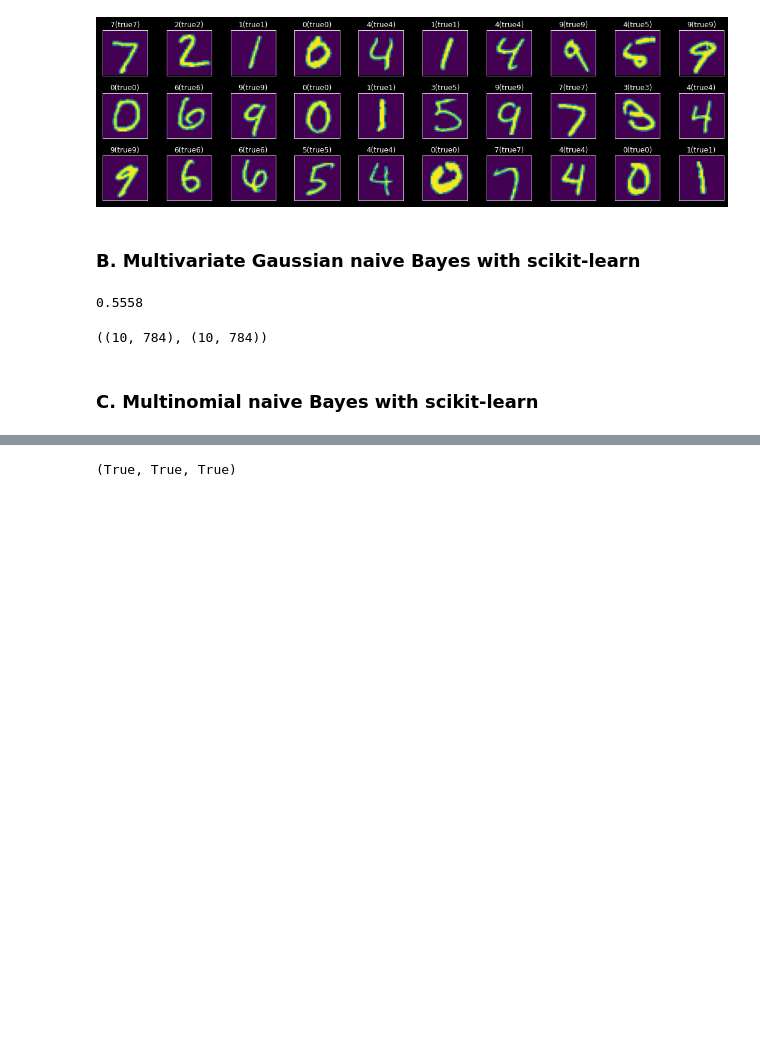
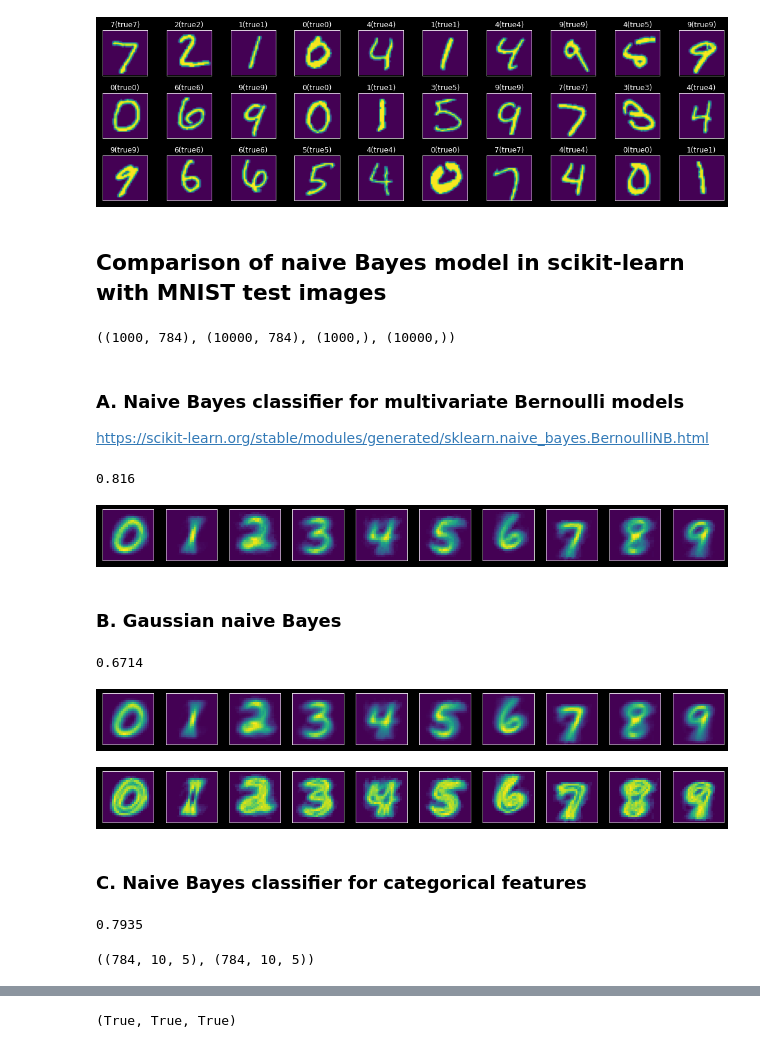
Before and after one commit to chofchof/probml, a Jupyter notebook: notebooks/book1/09/naive_bayes_mnist.ipynb, the cells around one changed output, grey strips where cells are left out. Drawn from its saved outputs; the diff is of its cells as text; code cells hidden in the pictures; blank space fills up the shorter version.

```diff
--- a/notebooks/book1/09/naive_bayes_mnist.ipynb
+++ b/notebooks/book1/09/naive_bayes_mnist.ipynb
@@ -145,20 +145,72 @@ preds = clf.predict(X_test[:30])
 show_images(X_test[:30], 3, 10, titles=[f"{d}(true{y})" for d, y in zip(preds, y_test[:30])]);
 # %% [output]
 [figure]
+# %% [markdown]
+## Comparison of naive Bayes model in scikit-learn with MNIST test images
+# %%
+# Use original MNIST
+from sklearn.model_selection import train_test_split
+X_train, X_test, y_train, y_test = train_test_split(
+    X, y, train_size=1000, test_size=10000, shuffle=True
+)
+X_train.shape, X_test.shape, y_train.shape, y_test.shape
+# %% [output]
+((1000, 784), (10000, 784), (1000,), (10000,))
+# %% [markdown]
+### A. Naive Bayes classifier for multivariate Bernoulli models
+
+https://scikit-learn.org/stable/modules/generated/sklearn.naive_bayes.BernoulliNB.html
+# %%
+from sklearn.naive_bayes import BernoulliNB
+clf = BernoulliNB(alpha=1.0, binarize=0.5) # binarize images
+clf.fit(X_train, y_train)
+clf.score(X_test, y_test)
+# %% [output]
+0.816
+# %%
+# feature_log_prob_: Empirical log probability of features given a class,
+# of shape (n_classes, n_features)
+show_images(np.exp(clf.feature_log_prob_), 1, 10);
+# %% [output]
+[figure, added]
 # %% [markdown]
-### B. Multivariate Gaussian naive Bayes with scikit-learn
+### B. Gaussian naive Bayes
 # %%
 from sklearn.naive_bayes import GaussianNB
-clf = GaussianNB()
+clf = GaussianNB() # normalized MNIST, not binary
 clf.fit(X_train, y_train)
 clf.score(X_test, y_test)
 # %% [output]
-0.5558
+0.6714
 # %%
 # theta_: Mean of each feature per class, of shape (n_classes, n_features)
-# var_: Variance of each feature per class, of shape (n_classes, n_features)
-clf.theta_.shape, clf.var_.shape
+show_images(clf.theta_, 1, 10);
 # %% [output]
-((10, 784), (10, 784))
+[figure, added]
-# %% [markdown]
-### C. Multinomial naive Bayes with scikit-learn
+# %%
+# var_: Variance of each feature per class, of shape (n_classes, n_features)
+show_images(clf.var_, 1, 10);
+# %% [output]
+[figure, added]
+# %% [markdown]
+### C. Naive Bayes classifier for categorical features
+# %%
+n_features = X_train.shape[1]
+n_categories = 5
+min_categories=np.full(n_features, n_categories)
+
+from sklearn.naive_bayes import CategoricalNB
+clf = CategoricalNB(min_categories=min_categories)
+clf.fit((X_train * (n_categories-1)).astype('int64'), y_train)
+clf.score((X_test * (n_categories-1)).astype('int64'), y_test)
+# %% [output]
+0.7935
+# %%
+# For each feature d,
+#   1. clf.category_count_[d] contains the number of samples encountered
+#   2. clf.feature_log_prob_[d] contains the empirical log probability of
+#      categories given the respective feature and class
+# of shape (n_classes, n_categories)
+np.asarray(clf.category_count_).shape, np.asarray(clf.feature_log_prob_).shape
+# %% [output]
+((784, 10, 5), (784, 10, 5))
```
Also changed, not shown: parts of 20 cells of this notebook, 4 other files.
